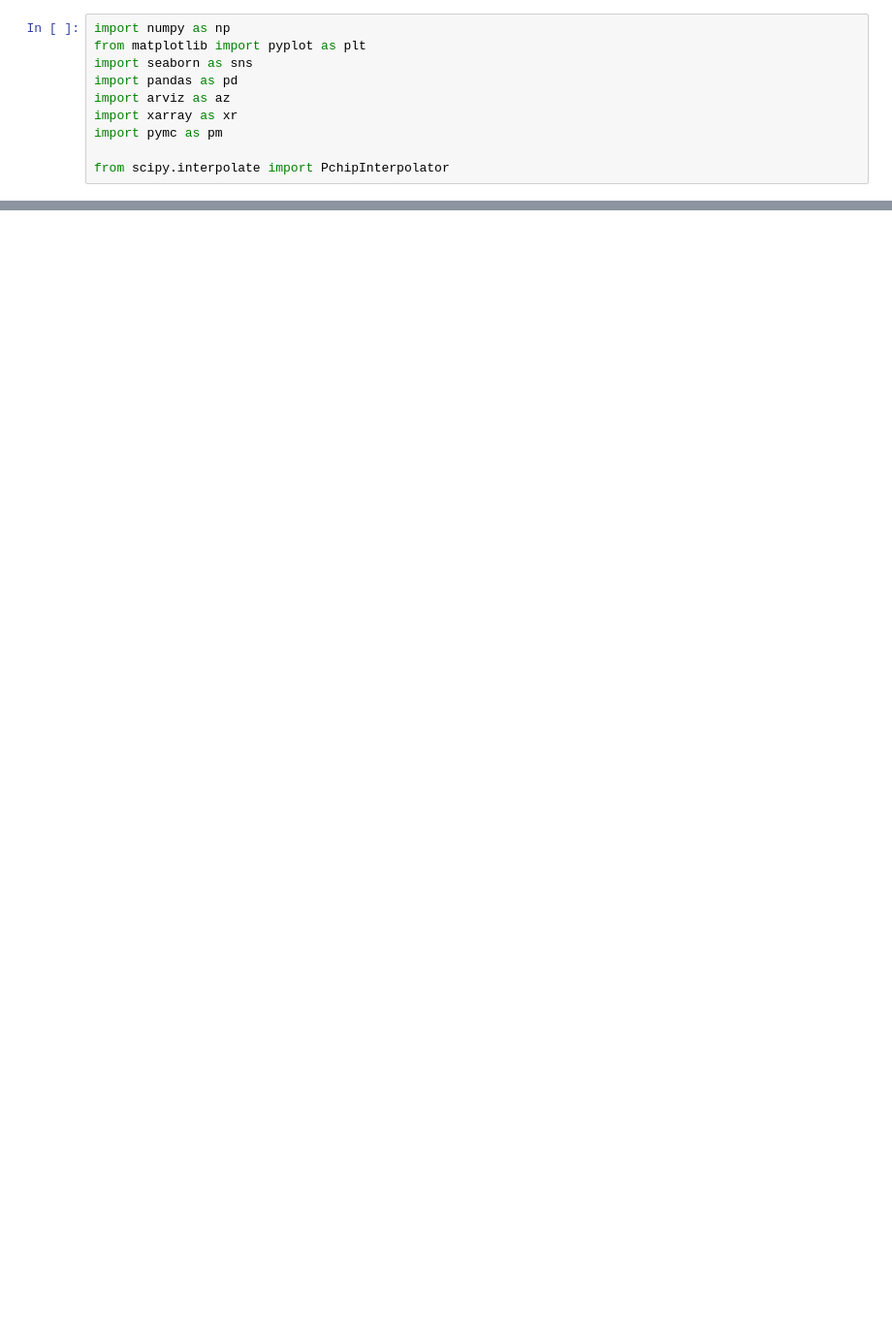
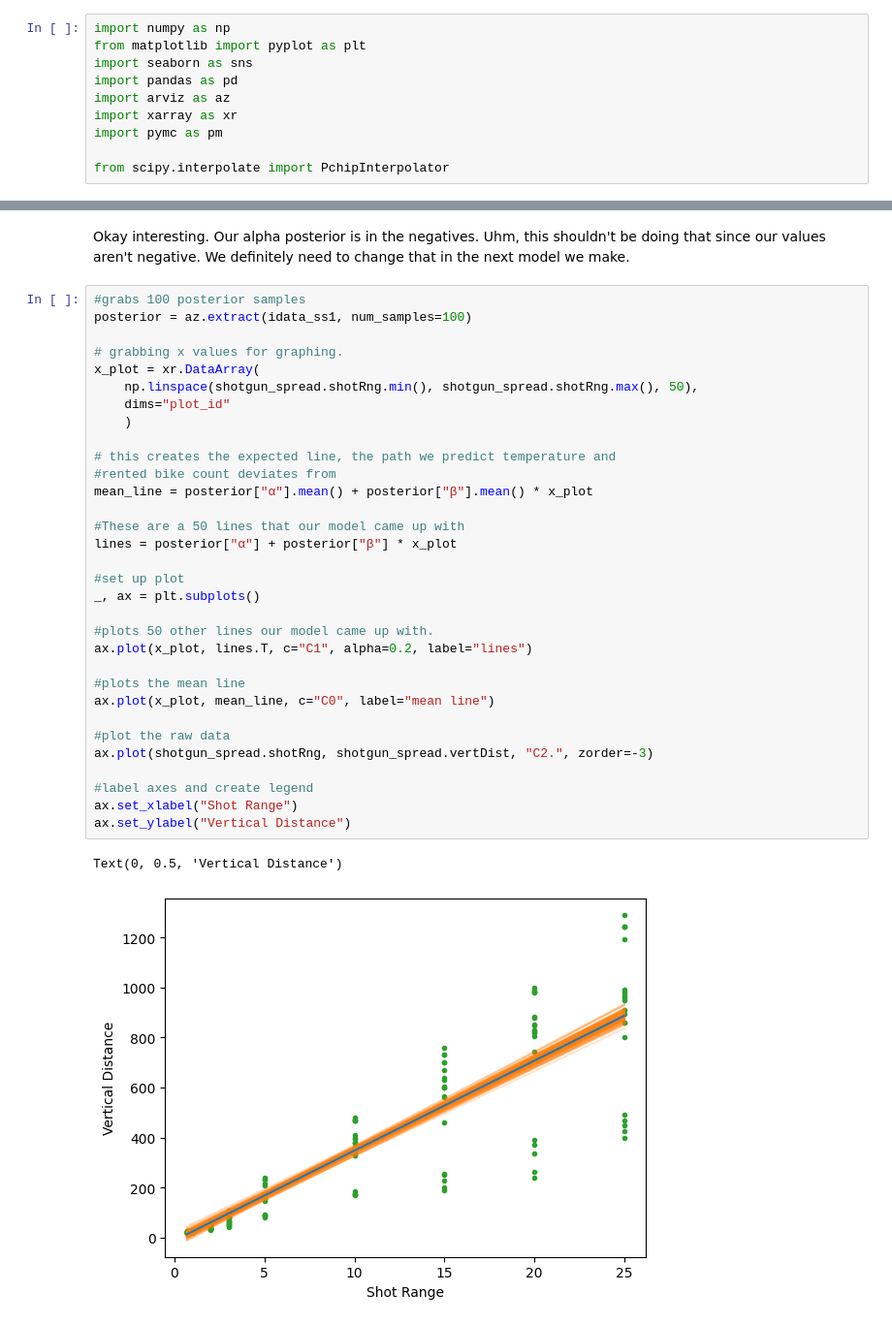
Before and after one commit to LiterallyRicky/DataScience-A2, a Jupyter notebook: Rick_RiveU5proj.ipynb, the cells around one changed output, grey strips where cells are left out. Shown at 97% size. Saved outputs shown, nothing was run; the diff lists cells and outputs as text; blank space fills up the shorter version.

```diff
--- a/Rick_RiveU5proj.ipynb
+++ b/Rick_RiveU5proj.ipynb
@@ -21,0 +117,37 @@ ParserError: Error tokenizing data. C error: Expected 1 fields in line 42, saw 2
+# %% [markdown]
+Okay interesting. Our alpha posterior is in the negatives. Uhm, this shouldn't be doing that since our values aren't negative. We definitely need to change that in the next model we make.
+# %%
+#grabs 100 posterior samples
+posterior = az.extract(idata_ss1, num_samples=100)
+
+# grabbing x values for graphing.
+x_plot = xr.DataArray(
+    np.linspace(shotgun_spread.shotRng.min(), shotgun_spread.shotRng.max(), 50),
+    dims="plot_id"
+    )
+
+# this creates the expected line, the path we predict temperature and
+#rented bike count deviates from
+mean_line = posterior["α"].mean() + posterior["β"].mean() * x_plot
+
+#These are a 50 lines that our model came up with
+lines = posterior["α"] + posterior["β"] * x_plot
+
+#set up plot
+_, ax = plt.subplots()
+
+#plots 50 other lines our model came up with.
+ax.plot(x_plot, lines.T, c="C1", alpha=0.2, label="lines")
+
+#plots the mean line
+ax.plot(x_plot, mean_line, c="C0", label="mean line")
+
+#plot the raw data
+ax.plot(shotgun_spread.shotRng, shotgun_spread.vertDist, "C2.", zorder=-3)
+
+#label axes and create legend
+ax.set_xlabel("Shot Range")
+ax.set_ylabel("Vertical Distance")
+# %% [output]
+Text(0, 0.5, 'Vertical Distance')
+[figure, added]
```
Also changed, not shown: parts of 76 cells of this notebook.
